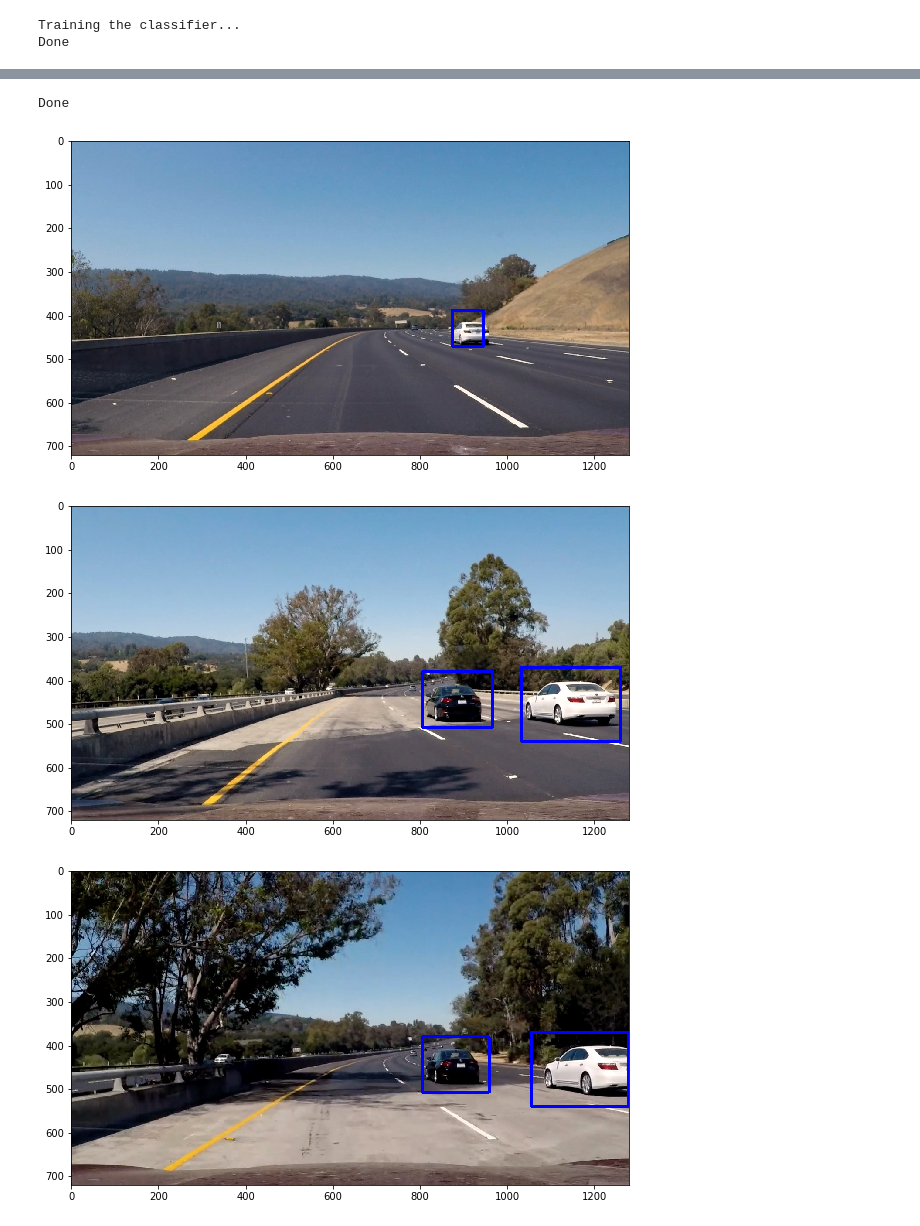
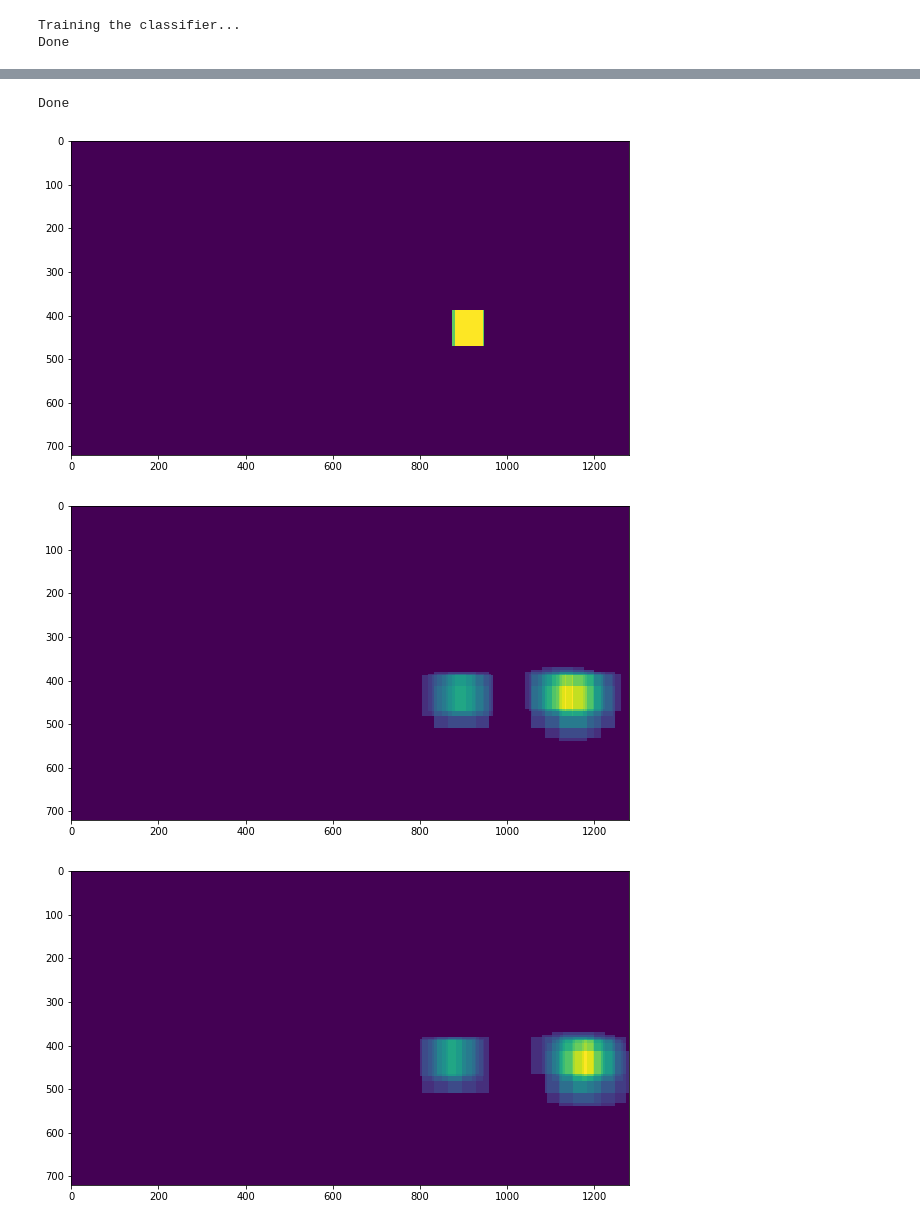
Before and after one commit to nmitsou/CarND-Vehicle-Detection, a Jupyter notebook: vehicle_tracking.ipynb, the cells around one changed output, grey strips where cells are left out. Cells and saved outputs as stored; diff of their text form; code cells hidden in the pictures.

Commit message:
adding filter on heatmap

```diff
--- a/vehicle_tracking.ipynb
+++ b/vehicle_tracking.ipynb
@@ -267,13 +269,13 @@ def slide_window(img, x_start_stop=[None, None], y_start_stop=[None, None],
     # Return the list of windows
     return window_list
 
-windows1 = slide_window(image, x_start_stop=[15, None], y_start_stop=[390, 710],
+windows1 = slide_window(image, x_start_stop=[15, None], y_start_stop=[390, 610],
                     xy_window=(210, 210), xy_overlap=(0.5, 0.5))
 
 windows2 = slide_window(image, x_start_stop=[0, None], y_start_stop=[395, 720],
                     xy_window=(182, 182), xy_overlap=(0.5, 0.5))
 
-windows3 = slide_window(image, x_start_stop=[15, None], y_start_stop=[375, 720],
+windows3 = slide_window(image, x_start_stop=[15, None], y_start_stop=[375, 620],
                     xy_window=(158, 158), xy_overlap=(0.5, 0.5))
 
 windows4 = slide_window(image, x_start_stop=[None, None], y_start_stop=[380, 560],
@@ -368,10 +352,27 @@ def apply_threshold(heatmap, threshold):
     # Return thresholded map
     return heatmap
 
-def apply_heatmap(image, rectangles):
-    heatmap_img = np.zeros_like(image[:,:,0])
-    heatmap_img = add_heat(heatmap_img, rectangles)
-    heatmap_img = apply_threshold(heatmap_img, 2)
+heatmap_1 = []
+heatmap_2 = []
+heatmap_3 = []
+heatmap_4 = []
+def apply_heatmap(image, rectangles, history = True):
+    global heatmap_1, heatmap_2, heatmap_3, heatmap_4
+    heatmap_5 = np.zeros_like(image[:,:,0])
+    heatmap_5 = add_heat(heatmap_5, rectangles)
+
+    if history:
+        heatmap_sum = np.add(np.add(np.add(np.add(heatmap_1, heatmap_2), heatmap_3), heatmap_4), heatmap_5)
+        heatmap_img = apply_threshold(heatmap_sum, 9)
+    else:
+        heatmap_sum = heatmap_5
+        heatmap_img = apply_threshold(heatmap_sum, 2)
+
+    heatmap_1 = heatmap_2
+    heatmap_2 = heatmap_3
+    heatmap_3 = heatmap_4
+    heatmap_4 = heatmap_5
+
     return heatmap_img
 #    plt.figure(figsize=(10,10))
 #    plt.imshow(heatmap_img, cmap='hot')
@@ -395,31 +396,31 @@ def draw_labeled_bboxes(img, labels):
         bbox = ((np.min(nonzerox), np.min(nonzeroy)), (np.max(nonzerox), np.max(nonzeroy)))
         rects.append(bbox)
         # Draw the box on the image
-        cv2.rectangle(img, bbox[0], bbox[1], (0,0,255), 6)
+        cv2.rectangle(img, bbox[0], bbox[1], (0,0,255), 9)
     # Return the image and final rectangles
     return img, rects
 # %%
 for i in range(3,6):
     image = cv2.imread('test'+str(i)+'.jpg')
     image = cv2.cvtColor(image,cv2.COLOR_BGR2RGB)
     img, rectangles = classify_image(image, windows)
     plt.figure(figsize=(10,10))
     #plt.imshow(img)
-    heat = apply_heatmap(image, rectangles)
+    heat = apply_heatmap(image, rectangles, False)
     labels = label(heat)
     img, rects = draw_labeled_bboxes(image.copy(), labels)
-
-    plt.imshow(img, cmap='gray')
+    plt.imshow(heat)
+    #plt.imshow(img, cmap='gray')
 
     misc.imsave('test_with_bboxes_'+str(i)+'.jpg', img)
 #kk = process_frame(image, True)
 #plt.imshow(kk)
 print('Done')
 # %% [output]
 Done
-[figure, old version]
+[figure, new version]
-[figure, old version]
+[figure, new version]
-[figure, old version]
+[figure, new version]
 # %%
 
 cnt=0
```
Also changed, not shown: parts of 6 cells of this notebook, 3 other files.
